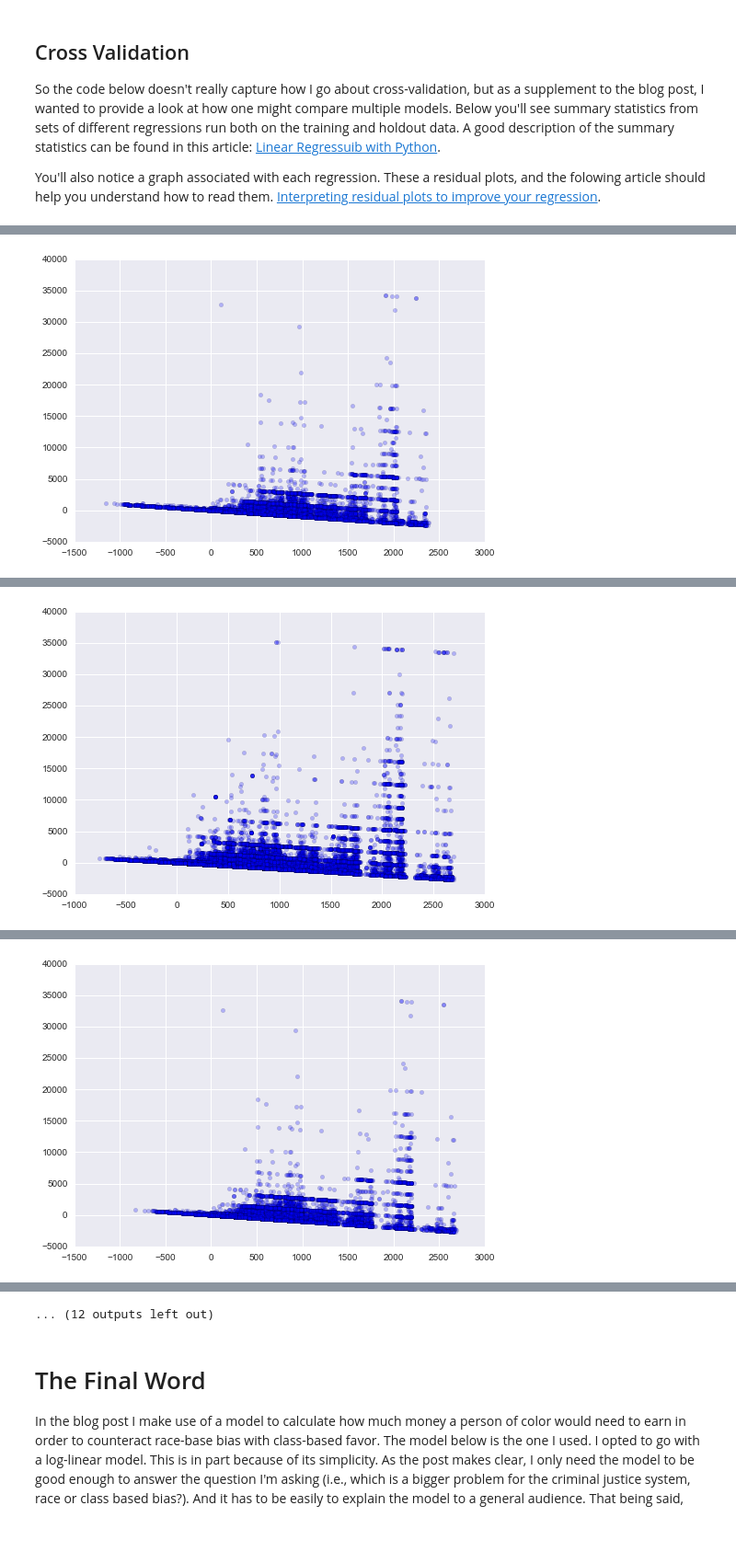
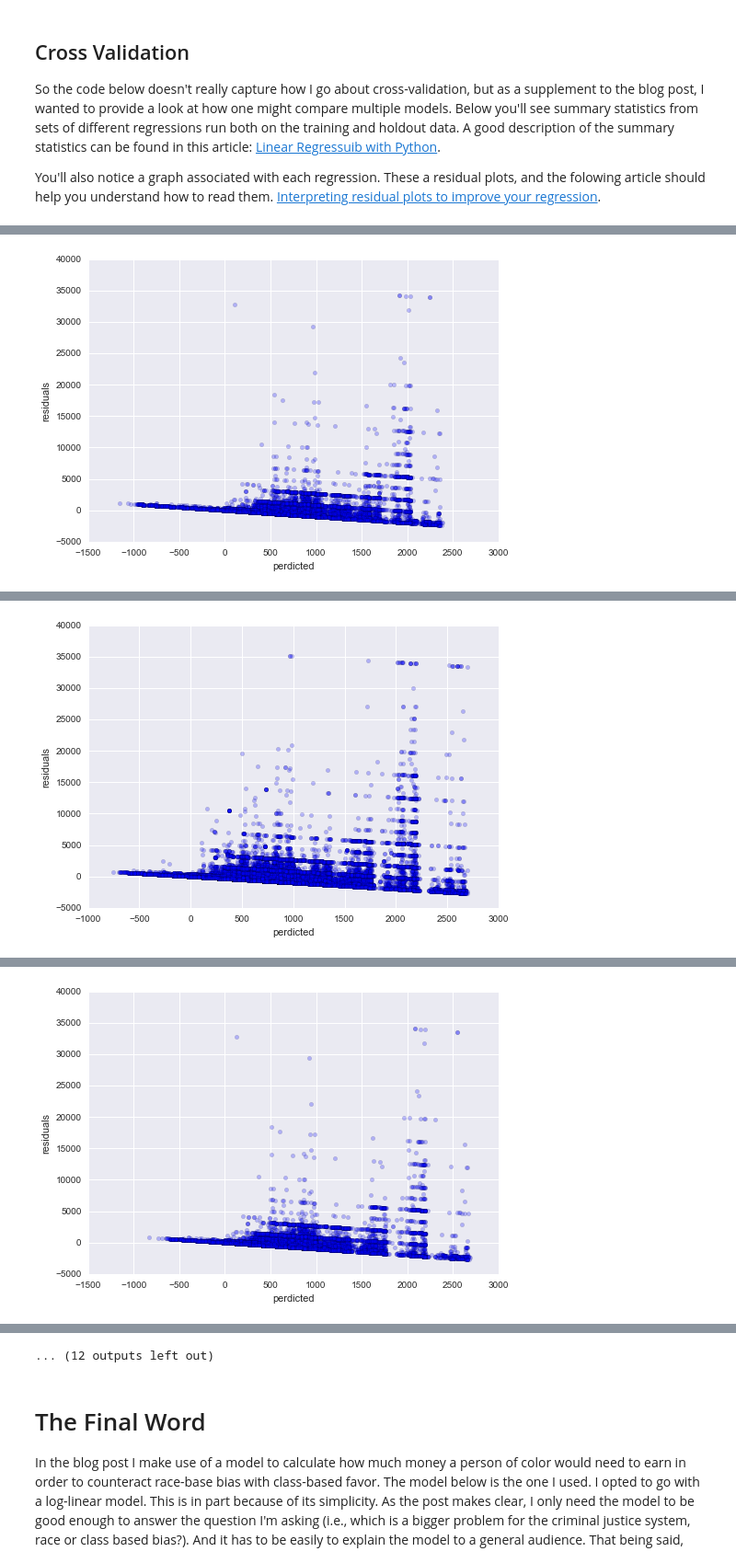
Before and after one commit to colarusso/measured_justice, a Jupyter notebook: Class, Race, and Sex in VA Criminal Courts.ipynb, the cells around one changed output, grey strips where cells are left out. Shown at 92% size. Cells and saved outputs as stored; diff of their text form; code cells hidden in the pictures; blank space fills up the shorter version.

Commit message:
added labels to reside plots

```diff
--- a/Class, Race, and Sex in VA Criminal Courts.ipynb
+++ b/Class, Race, and Sex in VA Criminal Courts.ipynb
@@ -342,10 +346,14 @@ print("========================")
 model = ols("SentenceDays ~ Seriousness + Male + Mean + Black + Hispanic + Asian + Native + Other", training).fit()
 print(model.summary())
 plt.scatter(model.fittedvalues,model.resid,alpha=0.25)
+plt.xlabel('perdicted')
+plt.ylabel('residuals')
 plt.show()
 model = ols("SentenceDays ~ Seriousness + Male + Mean + Black + Hispanic + Asian + Native + Other", holdout).fit()
 print(model.summary())
 plt.scatter(model.fittedvalues,model.resid,alpha=0.25)
+plt.xlabel('perdicted')
+plt.ylabel('residuals')
 plt.show()
 
 print("========================")
@@ -354,10 +362,14 @@ print("========================")
 model = ols("SentenceDays ~ Seriousness + np.power(Seriousness, 2) + Male + Mean + Black + Hispanic + Asian + Native + Other", training).fit()
 print(model.summary())
 plt.scatter(model.fittedvalues,model.resid,alpha=0.25)
+plt.xlabel('perdicted')
+plt.ylabel('residuals')
 plt.show()
 model = ols("SentenceDays ~ Seriousness + np.power(Seriousness, 2) + Male + Mean + Black + Hispanic + Asian + Native + Other", holdout).fit()
 print(model.summary())
 plt.scatter(model.fittedvalues,model.resid,alpha=0.25)
+plt.xlabel('perdicted')
+plt.ylabel('residuals')
 plt.show()
 
 print("========================")
@@ -366,10 +378,14 @@ print("========================")
 model = ols("SentenceDays ~ Seriousness + np.power(Seriousness, 2) + Male + Mean + Black + Hispanic + Asian + Native + Other", training).fit()
 print(model.summary())
 plt.scatter(model.fittedvalues,model.resid,alpha=0.25)
+plt.xlabel('perdicted')
+plt.ylabel('residuals')
 plt.show()
 model = ols("SentenceDays ~ Seriousness + np.power(Seriousness, 2) + Male + Mean + Black + Hispanic + Asian + Native + Other", holdout).fit()
 print(model.summary())
 plt.scatter(model.fittedvalues,model.resid,alpha=0.25)
+plt.xlabel('perdicted')
+plt.ylabel('residuals')
 plt.show()
 
 print("========================")
@@ -378,10 +394,14 @@ print("========================")
 model = ols("np.log(1+SentenceDays) ~ Seriousness + Male + Mean + Black + Hispanic + Asian + Native + Other", training).fit()
 print(model.summary())
 plt.scatter(model.fittedvalues,model.resid,alpha=0.25)
+plt.xlabel('perdicted')
+plt.ylabel('residuals')
 plt.show()
 model = ols("np.log(1+SentenceDays) ~ Seriousness + Male + Mean + Black + Hispanic + Asian + Native + Other", holdout).fit()
 print(model.summary())
 plt.scatter(model.fittedvalues,model.resid,alpha=0.25)
+plt.xlabel('perdicted')
+plt.ylabel('residuals')
 plt.show()
 
 print("========================")
@@ -390,10 +410,14 @@ print("========================")
 model = ols("np.log(1+SentenceDays) ~ Seriousness + np.power(Seriousness, 2) + Male + Mean + Black + Hispanic + Asian + Native + Other", training).fit()
 print(model.summary())
 plt.scatter(model.fittedvalues,model.resid,alpha=0.25)
+plt.xlabel('perdicted')
+plt.ylabel('residuals')
 plt.show()
 model = ols("np.log(1+SentenceDays) ~ Seriousness + np.power(Seriousness, 2) + Male + Mean + Black + Hispanic + Asian + Native + Other", holdout).fit()
 print(model.summary())
 plt.scatter(model.fittedvalues,model.resid,alpha=0.25)
+plt.xlabel('perdicted')
+plt.ylabel('residuals')
 plt.show()
 
 print("========================")
@@ -402,10 +426,14 @@ print("========================")
 model = ols("np.log(1+SentenceDays) ~ Seriousness + np.power(Seriousness, 2) + Male + Mean + Black + Hispanic + Asian + Native + Other", training).fit()
 print(model.summary())
 plt.scatter(model.fittedvalues,model.resid,alpha=0.25)
+plt.xlabel('perdicted')
+plt.ylabel('residuals')
 plt.show()
 model = ols("np.log(1+SentenceDays) ~ Seriousness + np.power(Seriousness, 2) + Male + Mean + Black + Hispanic + Asian + Native + Other", holdout).fit()
 print(model.summary())
 plt.scatter(model.fittedvalues,model.resid,alpha=0.25)
+plt.xlabel('perdicted')
+plt.ylabel('residuals')
 plt.show()
 # %% [output]
 ========================
@@ -443,7 +471,7 @@ Warnings:
 [1] Standard Errors assume that the covariance matrix of the errors is correctly specified.
 [2] The condition number is large, 4.73e+06. This might indicate that there are
 strong multicollinearity or other numerical problems.
-[figure, old version]
+[figure, new version]
 ========================
        2ND ORDER
 ========================
@@ -457,11 +485,11 @@ Time:                        19:16:18   Log-Likelihood:            -1.5151e+06
 No. Observations:              177764   AIC:                         3.030e+06
 Df Residuals:                  177754   BIC:                         3.030e+06
 ... (22 lines left out)
 Warnings:
 [1] Standard Errors assume that the covariance matrix of the errors is correctly specified.
 [2] The condition number is large, 4.86e+06. This might indicate that there are
 strong multicollinearity or other numerical problems.
-[figure, old version]
+[figure, new version]
                             OLS Regression Results
 ==============================================================================
 Dep. Variable:           SentenceDays   R-squared:                       0.127
@@ -479,7 +507,7 @@ Warnings:
 [1] Standard Errors assume that the covariance matrix of the errors is correctly specified.
 [2] The condition number is large, 4.73e+06. This might indicate that there are
 strong multicollinearity or other numerical problems.
-[figure, old version]
+[figure, new version]
 ========================
        4TH ORDER
 ========================
```
Also changed, not shown: parts of 5 cells of this notebook.
